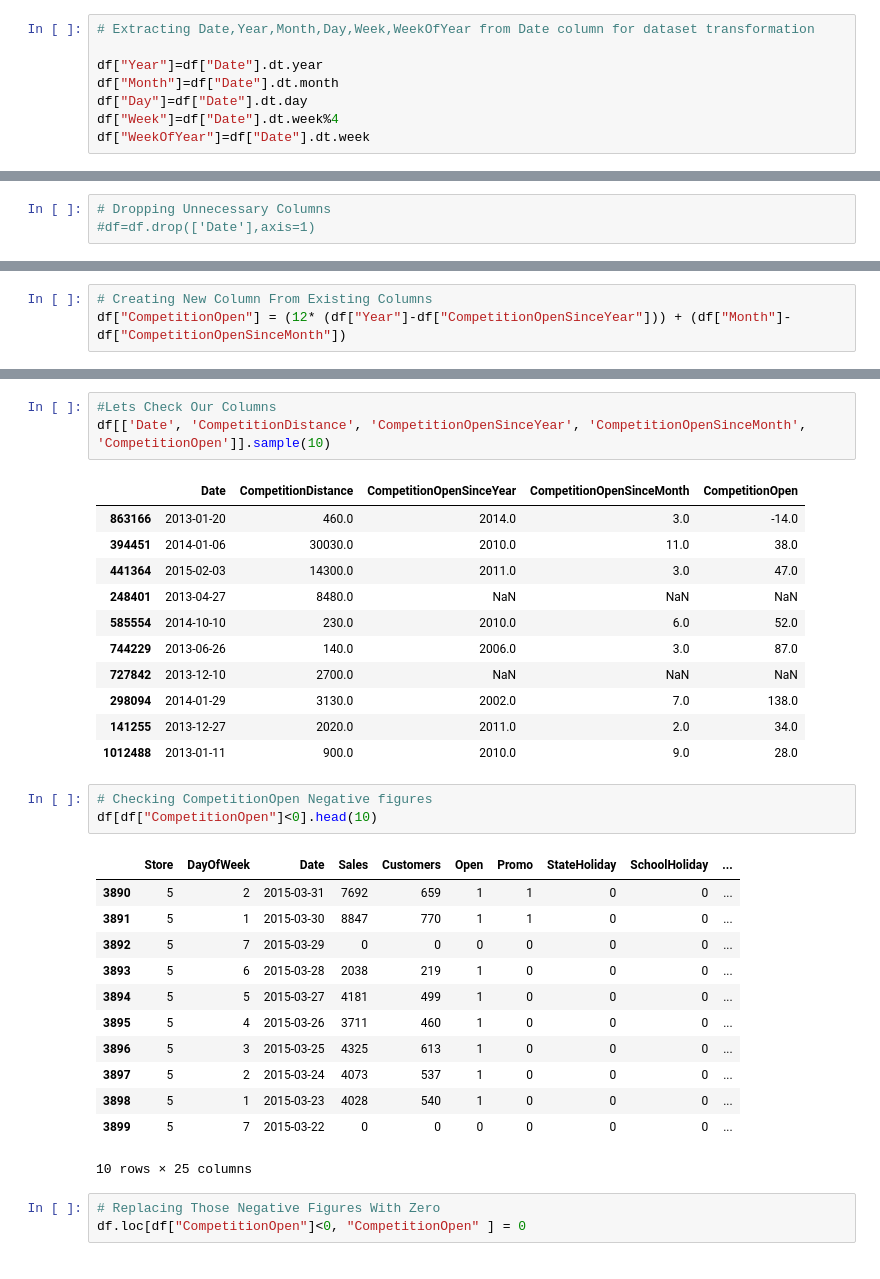
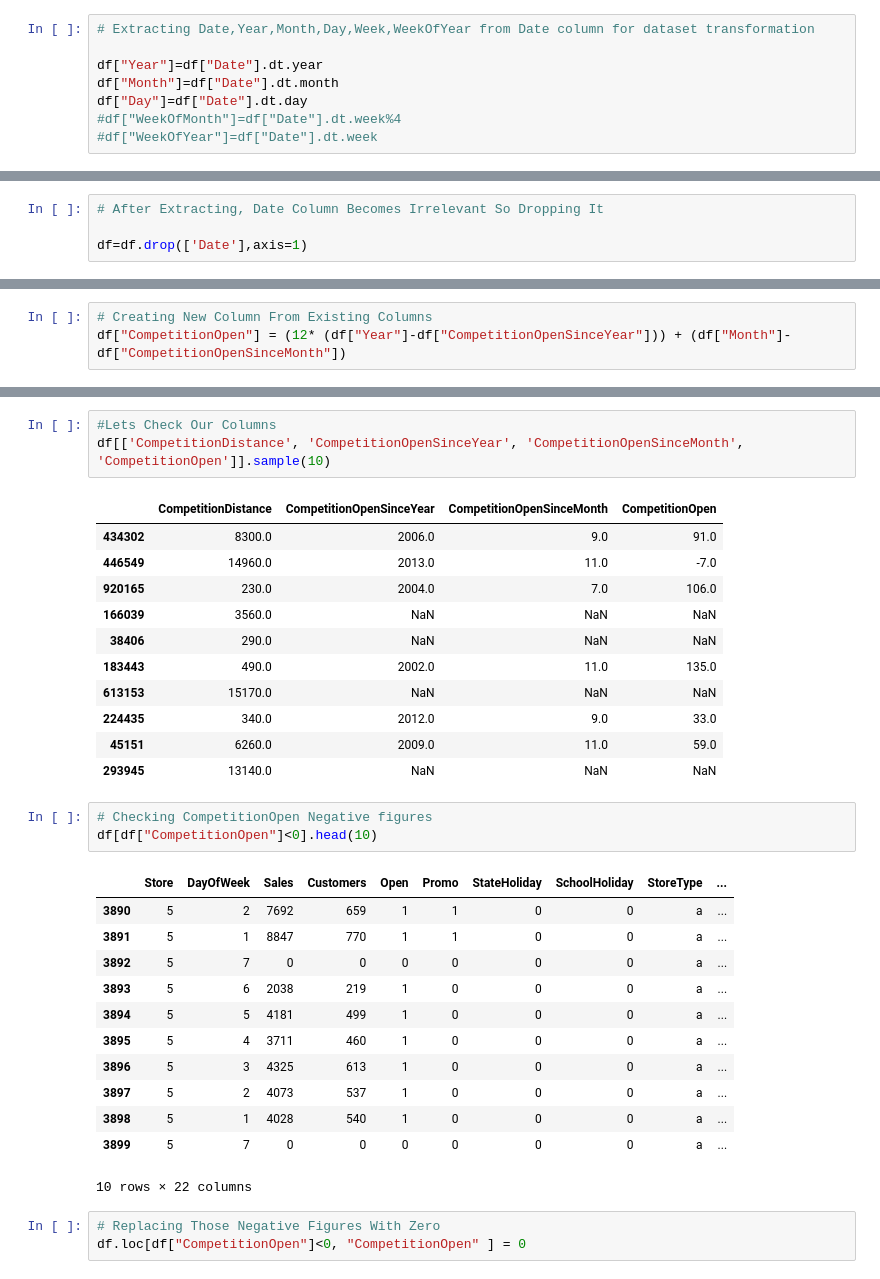
Before and after one commit to RajaChowdhury/Retail-Sales-Prediction, a Jupyter notebook: Colab_Notebook_Rossmann_Sales_Prediction_Raja_Chowdhury.ipynb, the cells around one changed output, grey strips where cells are left out. Saved outputs shown, nothing was run; the diff lists cells and outputs as text.

```diff
--- a/Colab_Notebook_Rossmann_Sales_Prediction_Raja_Chowdhury.ipynb
+++ b/Colab_Notebook_Rossmann_Sales_Prediction_Raja_Chowdhury.ipynb
@@ -376,6 +401,6 @@ df["Date"]=pd.to_datetime(df["Date"])
 df["Year"]=df["Date"].dt.year
 df["Month"]=df["Date"].dt.month
 df["Day"]=df["Date"].dt.day
-df["Week"]=df["Date"].dt.week%4
-df["WeekOfYear"]=df["Date"].dt.week
+#df["WeekOfMonth"]=df["Date"].dt.week%4
+#df["WeekOfYear"]=df["Date"].dt.week
 # %% [markdown]
@@ -403,6 +408,7 @@ memory usage: 186.3+ MB
 # %%
-# Dropping Unnecessary Columns
-#df=df.drop(['Date'],axis=1)
+# After Extracting, Date Column Becomes Irrelevant So Dropping It
+
+df=df.drop(['Date'],axis=1)
 # %% [markdown]
 ### **Combining And Creating columns**
 # %% [markdown]
@@ -458,34 +478,34 @@ df["CompetitionOpen"] = (12* (df["Year"]-df["CompetitionOpenSinceYear"])) + (df[
 # %%
 #Lets Check Our Columns
-df[['Date', 'CompetitionDistance', 'CompetitionOpenSinceYear', 'CompetitionOpenSinceMonth', 'CompetitionOpen']].sample(10)
+df[['CompetitionDistance', 'CompetitionOpenSinceYear', 'CompetitionOpenSinceMonth', 'CompetitionOpen']].sample(10)
 # %% [output]
-|  | Date | CompetitionDistance | CompetitionOpenSinceYear | CompetitionOpenSinceMonth | CompetitionOpen |
-| 863166 | 2013-01-20 | 460.0 | 2014.0 | 3.0 | -14.0 |
-| 394451 | 2014-01-06 | 30030.0 | 2010.0 | 11.0 | 38.0 |
-| 441364 | 2015-02-03 | 14300.0 | 2011.0 | 3.0 | 47.0 |
-| 248401 | 2013-04-27 | 8480.0 | NaN | NaN | NaN |
-| 585554 | 2014-10-10 | 230.0 | 2010.0 | 6.0 | 52.0 |
-| 744229 | 2013-06-26 | 140.0 | 2006.0 | 3.0 | 87.0 |
-| 727842 | 2013-12-10 | 2700.0 | NaN | NaN | NaN |
-| 298094 | 2014-01-29 | 3130.0 | 2002.0 | 7.0 | 138.0 |
-| 141255 | 2013-12-27 | 2020.0 | 2011.0 | 2.0 | 34.0 |
-| 1012488 | 2013-01-11 | 900.0 | 2010.0 | 9.0 | 28.0 |
+|  | CompetitionDistance | CompetitionOpenSinceYear | CompetitionOpenSinceMonth | CompetitionOpen |
+| 434302 | 8300.0 | 2006.0 | 9.0 | 91.0 |
+| 446549 | 14960.0 | 2013.0 | 11.0 | -7.0 |
+| 920165 | 230.0 | 2004.0 | 7.0 | 106.0 |
+| 166039 | 3560.0 | NaN | NaN | NaN |
+| 38406 | 290.0 | NaN | NaN | NaN |
+| 183443 | 490.0 | 2002.0 | 11.0 | 135.0 |
+| 613153 | 15170.0 | NaN | NaN | NaN |
+| 224435 | 340.0 | 2012.0 | 9.0 | 33.0 |
+| 45151 | 6260.0 | 2009.0 | 11.0 | 59.0 |
+| 293945 | 13140.0 | NaN | NaN | NaN |
 # %%
 # Checking CompetitionOpen Negative figures
 df[df["CompetitionOpen"]<0].head(10)
 # %% [output]
-|  | Store | DayOfWeek | Date | Sales | Customers | Open | Promo | StateHoliday | SchoolHoliday | ... |
-| 3890 | 5 | 2 | 2015-03-31 | 7692 | 659 | 1 | 1 | 0 | 0 | ... |
-| 3891 | 5 | 1 | 2015-03-30 | 8847 | 770 | 1 | 1 | 0 | 0 | ... |
-| 3892 | 5 | 7 | 2015-03-29 | 0 | 0 | 0 | 0 | 0 | 0 | ... |
-| 3893 | 5 | 6 | 2015-03-28 | 2038 | 219 | 1 | 0 | 0 | 0 | ... |
-| 3894 | 5 | 5 | 2015-03-27 | 4181 | 499 | 1 | 0 | 0 | 0 | ... |
-| 3895 | 5 | 4 | 2015-03-26 | 3711 | 460 | 1 | 0 | 0 | 0 | ... |
-| 3896 | 5 | 3 | 2015-03-25 | 4325 | 613 | 1 | 0 | 0 | 0 | ... |
-| 3897 | 5 | 2 | 2015-03-24 | 4073 | 537 | 1 | 0 | 0 | 0 | ... |
-| 3898 | 5 | 1 | 2015-03-23 | 4028 | 540 | 1 | 0 | 0 | 0 | ... |
-| 3899 | 5 | 7 | 2015-03-22 | 0 | 0 | 0 | 0 | 0 | 0 | ... |
+|  | Store | DayOfWeek | Sales | Customers | Open | Promo | StateHoliday | SchoolHoliday | StoreType | ... |
+| 3890 | 5 | 2 | 7692 | 659 | 1 | 1 | 0 | 0 | a | ... |
+| 3891 | 5 | 1 | 8847 | 770 | 1 | 1 | 0 | 0 | a | ... |
+| 3892 | 5 | 7 | 0 | 0 | 0 | 0 | 0 | 0 | a | ... |
+| 3893 | 5 | 6 | 2038 | 219 | 1 | 0 | 0 | 0 | a | ... |
+| 3894 | 5 | 5 | 4181 | 499 | 1 | 0 | 0 | 0 | a | ... |
+| 3895 | 5 | 4 | 3711 | 460 | 1 | 0 | 0 | 0 | a | ... |
+| 3896 | 5 | 3 | 4325 | 613 | 1 | 0 | 0 | 0 | a | ... |
+| 3897 | 5 | 2 | 4073 | 537 | 1 | 0 | 0 | 0 | a | ... |
+| 3898 | 5 | 1 | 4028 | 540 | 1 | 0 | 0 | 0 | a | ... |
+| 3899 | 5 | 7 | 0 | 0 | 0 | 0 | 0 | 0 | a | ... |
-10 rows × 25 columns
+10 rows × 22 columns
 # %%
 # Replacing Those Negative Figures With Zero
 df.loc[df["CompetitionOpen"]<0, "CompetitionOpen" ] = 0
```
Also changed, not shown: parts of 123 cells of this notebook.
